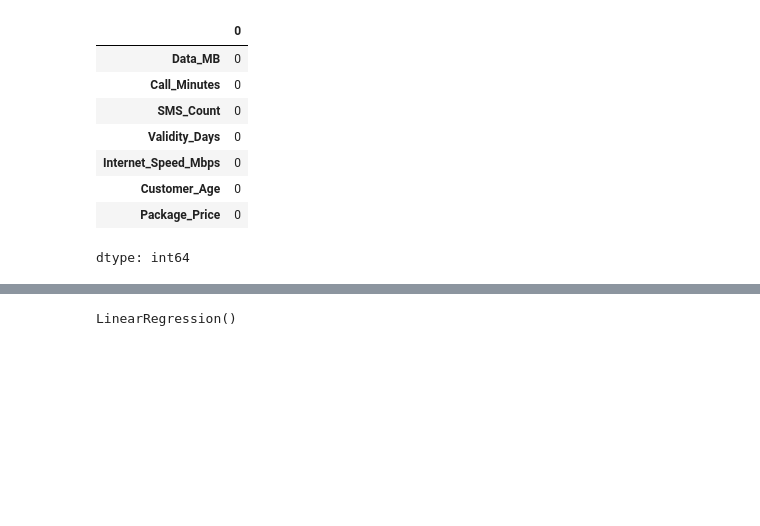
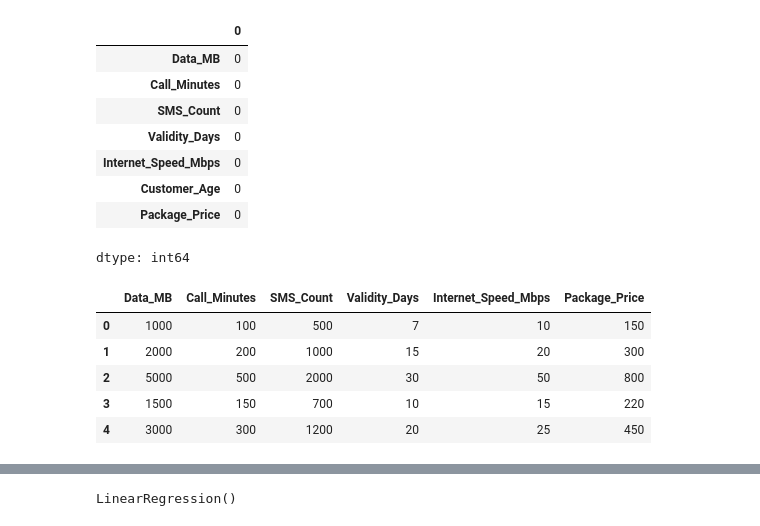
Before and after one commit to Aymankhadija/ML-Models, a Jupyter notebook: Package_Price_prediction.ipynb, the cells around one changed output, grey strips where cells are left out. Saved outputs shown, nothing was run; the diff lists cells and outputs as text; code cells hidden in the pictures; blank space fills up the shorter version.

```diff
--- a/Package_Price_prediction.ipynb
+++ b/Package_Price_prediction.ipynb
@@ -72,3 +73,13 @@ df.isna().sum()
 | Customer_Age | 0 |
 | Package_Price | 0 |
 dtype: int64
+# %%
+df.drop(columns=['Customer_Age'], inplace=True)
+df.head()
+# %% [output]
+|  | Data_MB | Call_Minutes | SMS_Count | Validity_Days | Internet_Speed_Mbps | Package_Price |
+| 0 | 1000 | 100 | 500 | 7 | 10 | 150 |
+| 1 | 2000 | 200 | 1000 | 15 | 20 | 300 |
+| 2 | 5000 | 500 | 2000 | 30 | 50 | 800 |
+| 3 | 1500 | 150 | 700 | 10 | 15 | 220 |
+| 4 | 3000 | 300 | 1200 | 20 | 25 | 450 |
```
Also changed, not shown: parts of 19 cells of this notebook.
